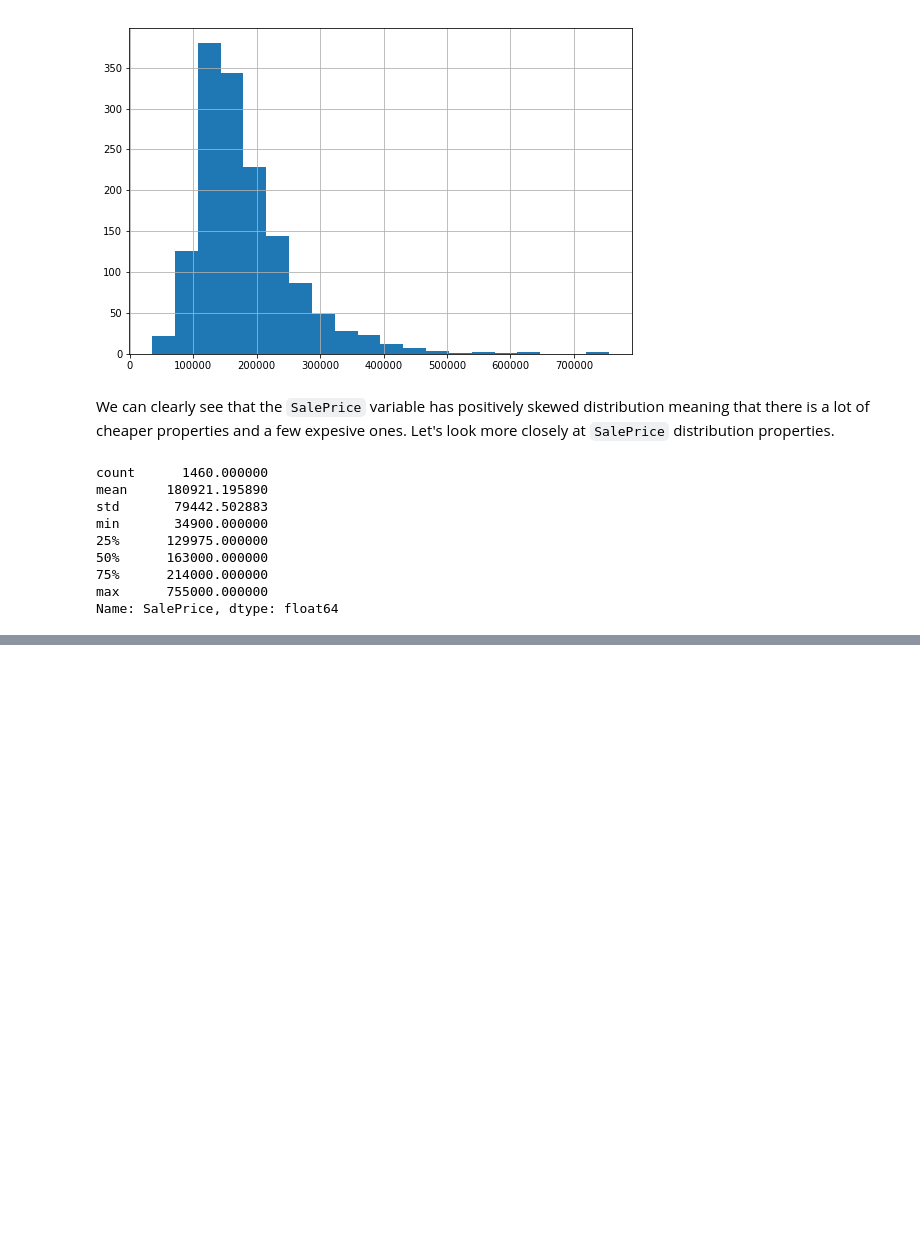
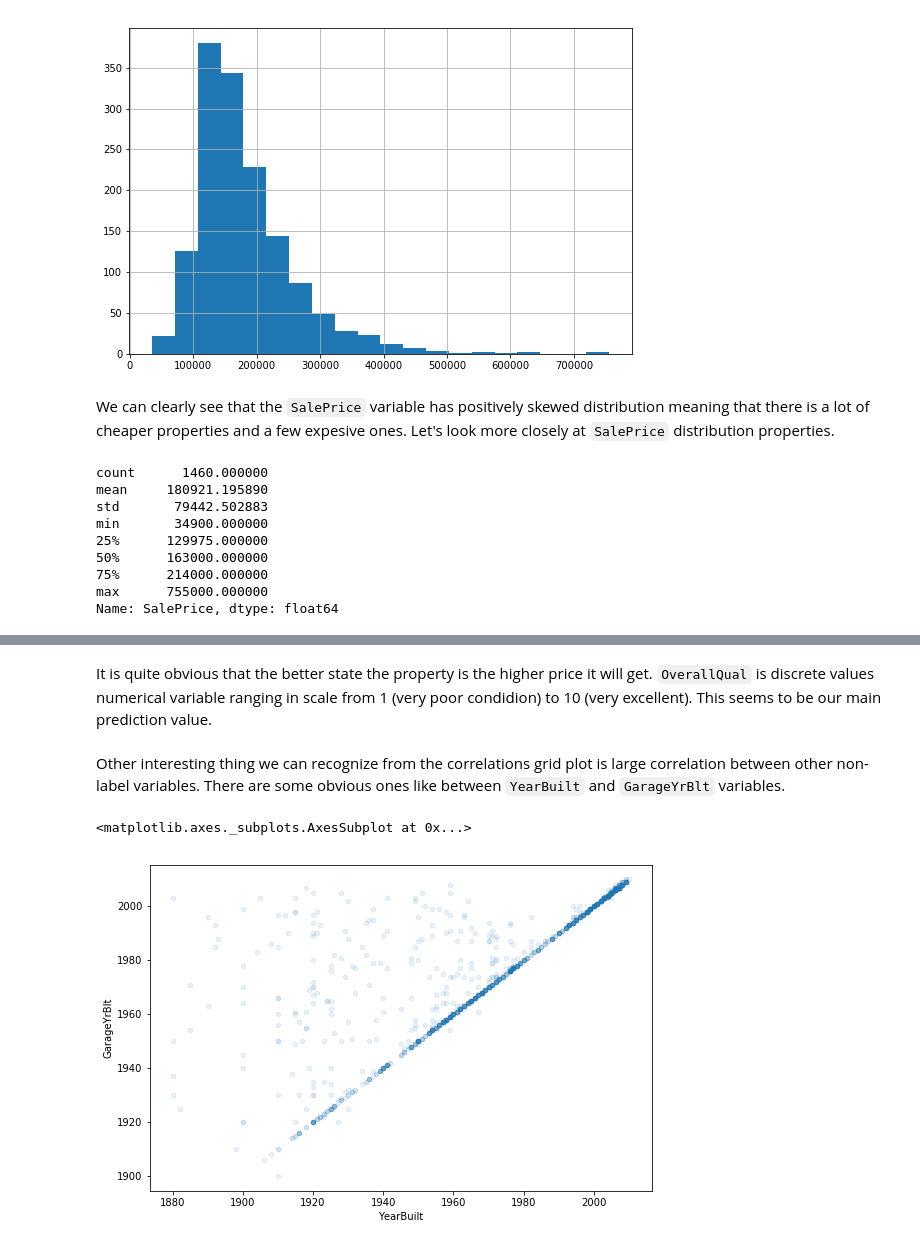
Before and after one commit to msznajder/ames_house_prices_kaggle, a Jupyter notebook: ames_house_prices_kaggle_competition.ipynb, the cells around one changed output, grey strips where cells are left out. Saved outputs shown, nothing was run; the diff lists cells and outputs as text; code cells hidden in the pictures; blank space fills up the shorter version.

```diff
--- a/ames_house_prices_kaggle_competition.ipynb
+++ b/ames_house_prices_kaggle_competition.ipynb
@@ -174,0 +221,9 @@ NEXT: Go through various numerical features and look at which seems to be promis
+# %% [markdown]
+It is quite obvious that the better state the property is the higher price it will get. `OverallQual` is discrete values numerical variable ranging in scale from 1 (very poor condidion) to 10 (very excellent). This seems to be our main prediction value.
+# %% [markdown]
+Other interesting thing we can recognize from the correlations grid plot is large correlation between other non-label variables. There are some obvious ones like between `YearBuilt` and `GarageYrBlt` variables.
+# %%
+housing_train_copy.plot(kind="scatter", x="YearBuilt", y="GarageYrBlt", alpha=0.1, figsize=(9, 6))
+# %% [output]
+<matplotlib.axes._subplots.AxesSubplot at 0x...>
+[figure, added]
```
Also changed, not shown: parts of 40 cells of this notebook.
